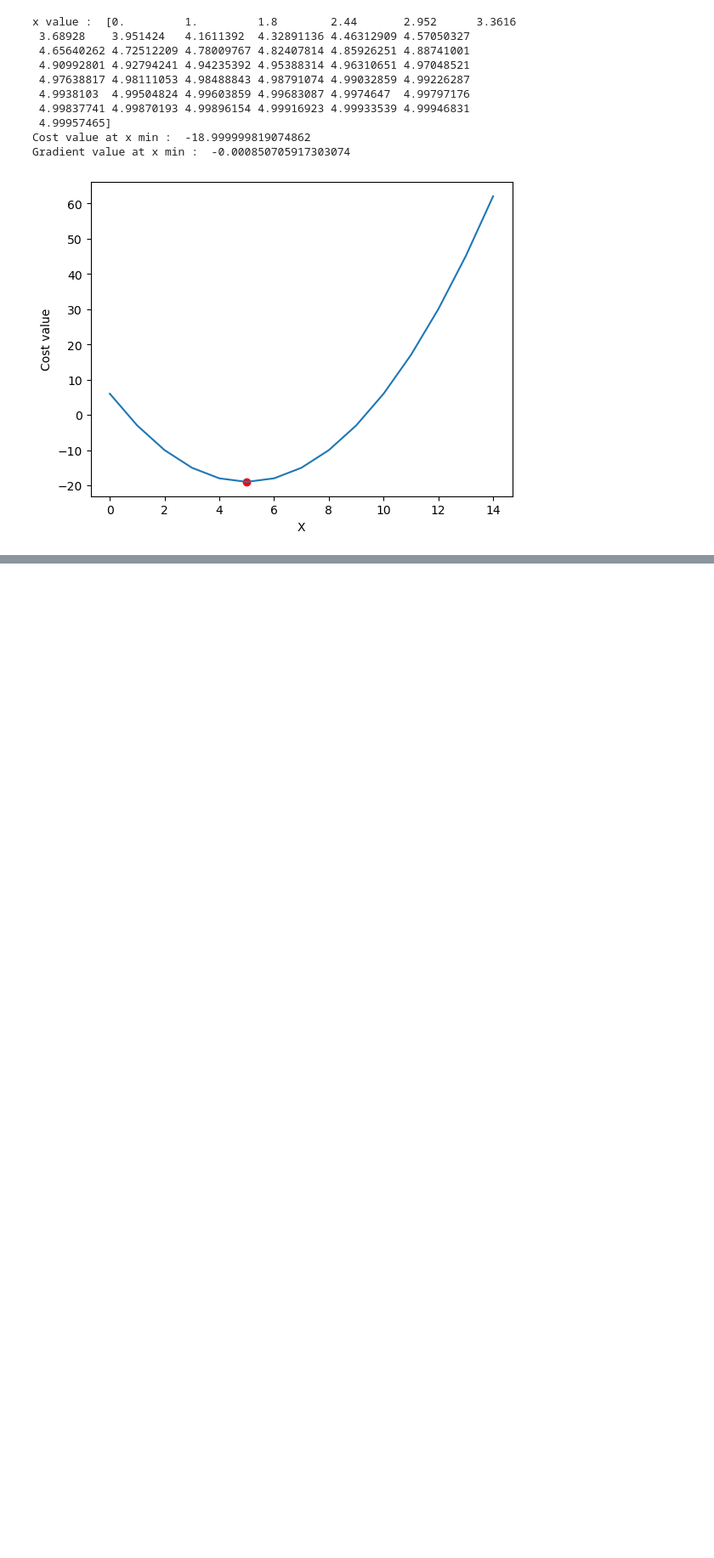
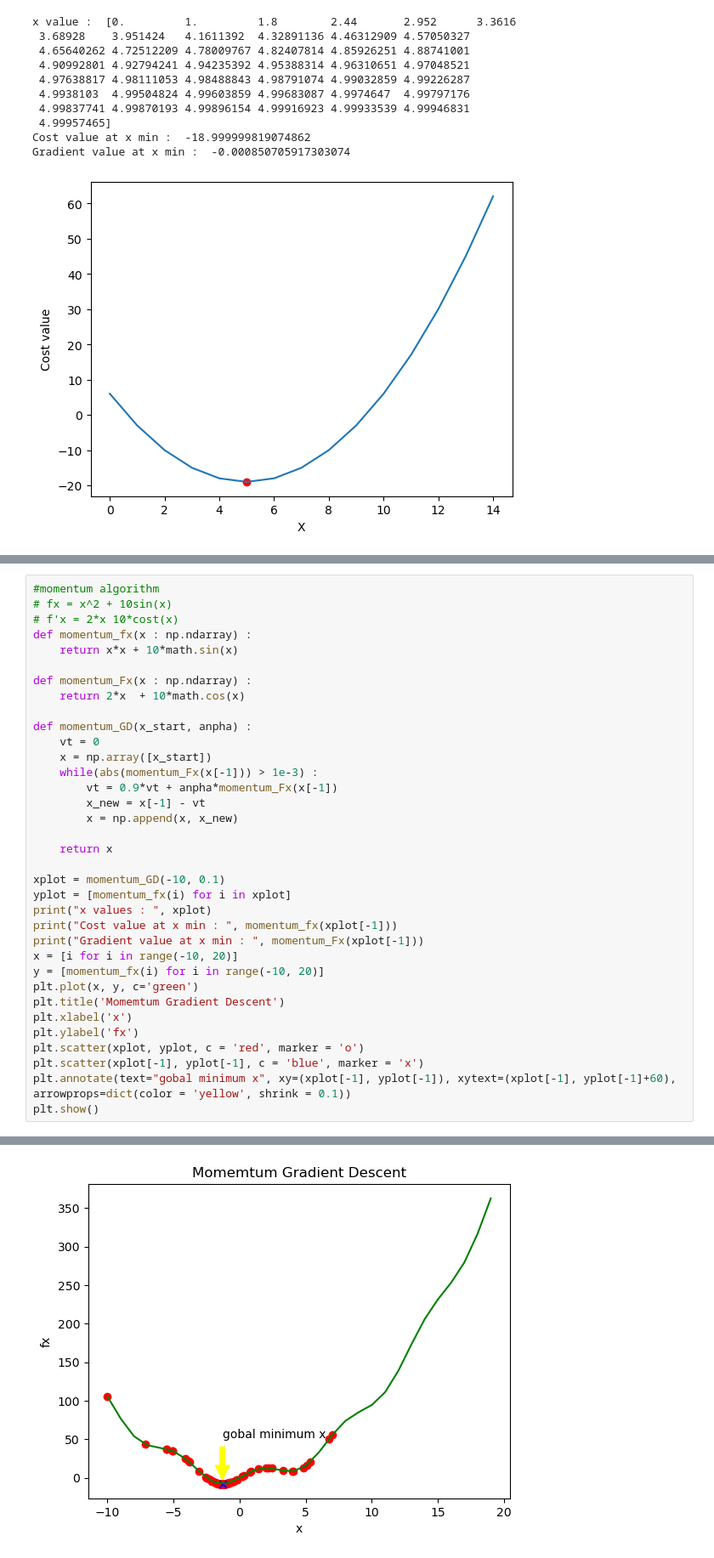
Before and after one commit to anhalu/algorithms-machine-learning, a Jupyter notebook: GradientDescent/Gradient_Descent.ipynb, the cells around one changed output, grey strips where cells are left out. Shown at 85% size. Saved outputs shown, nothing was run; the diff lists cells and outputs as text; blank space fills up the shorter version.

Commit message:
Gradient Descent

```diff
--- a/GradientDescent/Gradient_Descent.ipynb
+++ b/GradientDescent/Gradient_Descent.ipynb
@@ -51,0 +63,36 @@ Gradient value at x min :  -0.000850705917303074
+# %%
+#momentum algorithm
+# fx = x^2 + 10sin(x)
+# f'x = 2*x 10*cost(x)
+def momentum_fx(x : np.ndarray) :
+    return x*x + 10*math.sin(x)
+
+def momentum_Fx(x : np.ndarray) :
+    return 2*x  + 10*math.cos(x)
+
+def momentum_GD(x_start, anpha) :
+    vt = 0
+    x = np.array([x_start])
+    while(abs(momentum_Fx(x[-1])) > 1e-3) :
+        vt = 0.9*vt + anpha*momentum_Fx(x[-1])
+        x_new = x[-1] - vt
+        x = np.append(x, x_new)
+
+    return x
+
+xplot = momentum_GD(-10, 0.1)
+yplot = [momentum_fx(i) for i in xplot]
+print("x values : ", xplot)
+print("Cost value at x min : ", momentum_fx(xplot[-1]))
+print("Gradient value at x min : ", momentum_Fx(xplot[-1]))
+x = [i for i in range(-10, 20)]
+y = [momentum_fx(i) for i in range(-10, 20)]
+plt.plot(x, y, c='green')
+plt.title('Momemtum Gradient Descent')
+plt.xlabel('x')
+plt.ylabel('fx')
+plt.scatter(xplot, yplot, c = 'red', marker = 'o')
+plt.scatter(xplot[-1], yplot[-1], c = 'blue', marker = 'x')
+plt.annotate(text="gobal minimum x", xy=(xplot[-1], yplot[-1]), xytext=(xplot[-1], yplot[-1]+60), arrowprops=dict(color = 'yellow', shrink = 0.1))
+plt.show()
+# %% [output]
@@ -51,0 +116 @@ Gradient value at x min :  -0.000850705917303074
+[figure, added]
```
Also changed, not shown: parts of 4 cells of this notebook.
